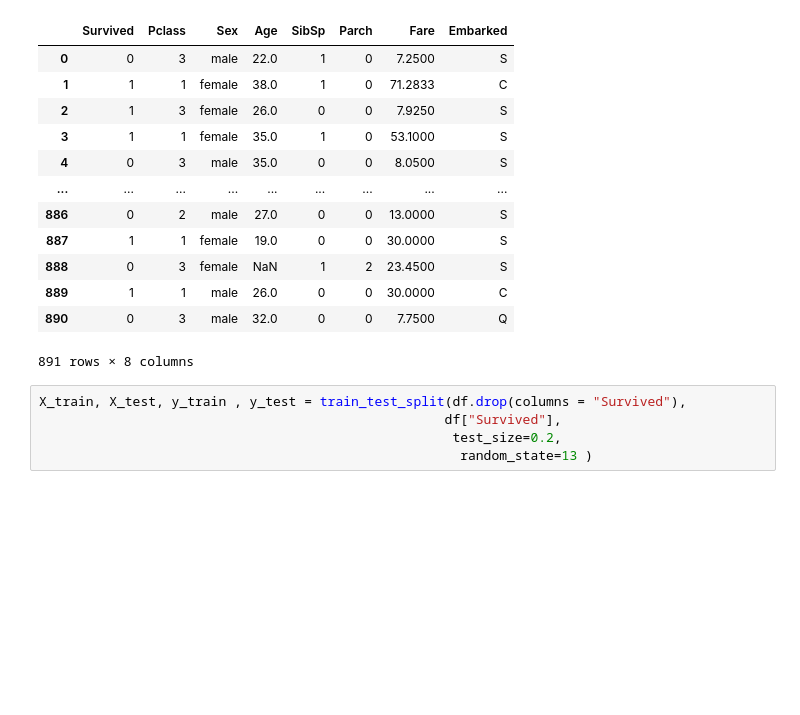
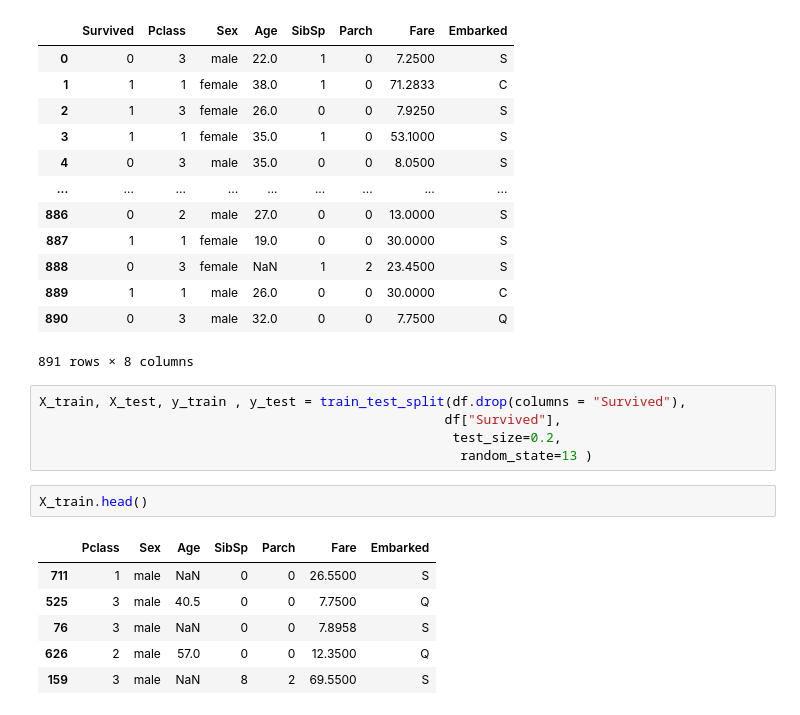
Before and after one commit to rohit-496/Machine-Learning, a Jupyter notebook: Pipelines/code.ipynb, the cells around one changed output. Drawn from its saved outputs; the diff is of its cells as text; blank space fills up the shorter version.

```diff
--- a/Pipelines/code.ipynb
+++ b/Pipelines/code.ipynb
@@ -38,3 +38,12 @@ X_train, X_test, y_train , y_test = train_test_split(df.drop(columns = "Survived
                                                     df["Survived"],
                                                      test_size=0.2,
                                                       random_state=13 )
+# %%
+X_train.head()
+# %% [output]
+|  | Pclass | Sex | Age | SibSp | Parch | Fare | Embarked |
+| 711 | 1 | male | NaN | 0 | 0 | 26.5500 | S |
+| 525 | 3 | male | 40.5 | 0 | 0 | 7.7500 | Q |
+| 76 | 3 | male | NaN | 0 | 0 | 7.8958 | S |
+| 626 | 2 | male | 57.0 | 0 | 0 | 12.3500 | Q |
+| 159 | 3 | male | NaN | 8 | 2 | 69.5500 | S |
```
Also changed, not shown: parts of 15 cells of this notebook, 10 other files.
